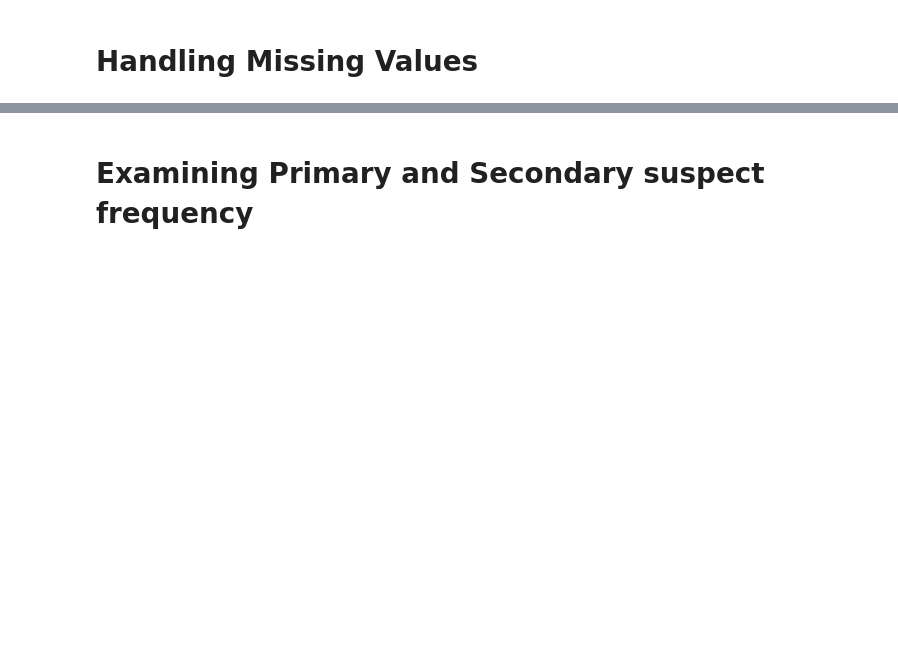
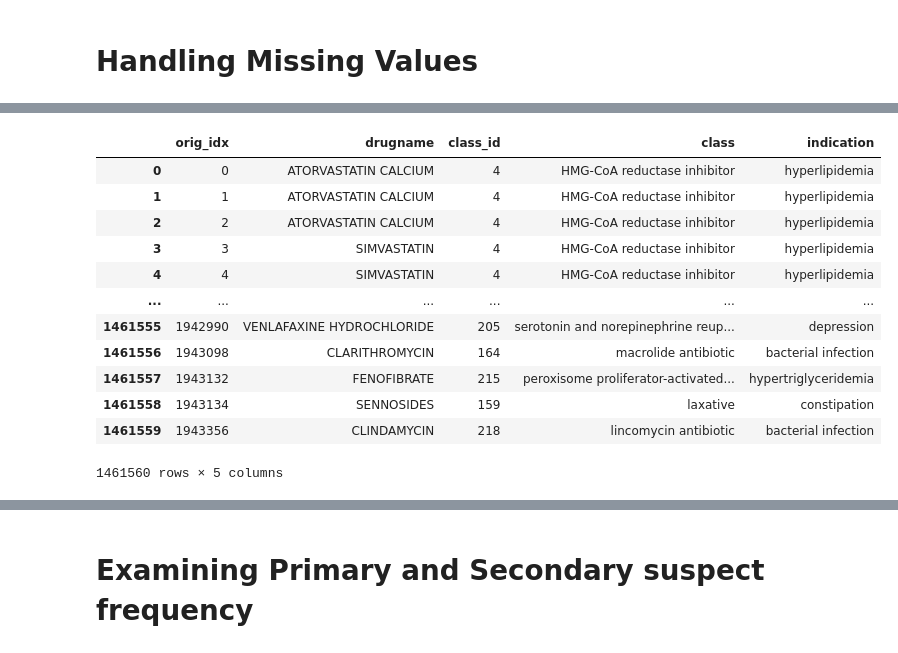
Before and after one commit to G-Sprouts/FDA_sae, a Jupyter notebook: drug_file.ipynb, the cells around one changed output, grey strips where cells are left out. Cells and saved outputs as stored; diff of their text form; code cells hidden in the pictures; blank space fills up the shorter version.

```diff
--- a/drug_file.ipynb
+++ b/drug_file.ipynb
@@ -835,2 +864,32 @@ miss_dfs
+# %%
+# load saved dataframes
+saved_dfs = []
+
+q1 = pd.read_csv('Q1_2020.csv')
+q2 = pd.read_csv('Q2_2020.csv')
+q3 = pd.read_csv('Q3_2020.csv')
+q4 = pd.read_csv('Q4_2020.csv')
+
+saved_dfs.append(q1)
+saved_dfs.append(q2)
+saved_dfs.append(q3)
+saved_dfs.append(q4)
+
+for sf in saved_dfs:
+    sf.rename(columns={'Unnamed: 0': 'orig_idx'}, inplace=True)
 # %%
-final_dfs[0]
+saved_dfs[0]
+# %% [output]
+|  | orig_idx | drugname | class_id | class | indication |
+| 0 | 0 | ATORVASTATIN CALCIUM | 4 | HMG-CoA reductase inhibitor | hyperlipidemia |
+| 1 | 1 | ATORVASTATIN CALCIUM | 4 | HMG-CoA reductase inhibitor | hyperlipidemia |
+| 2 | 2 | ATORVASTATIN CALCIUM | 4 | HMG-CoA reductase inhibitor | hyperlipidemia |
+| 3 | 3 | SIMVASTATIN | 4 | HMG-CoA reductase inhibitor | hyperlipidemia |
+| 4 | 4 | SIMVASTATIN | 4 | HMG-CoA reductase inhibitor | hyperlipidemia |
+| ... | ... | ... | ... | ... | ... |
+| 1461555 | 1942990 | VENLAFAXINE HYDROCHLORIDE | 205 | serotonin and norepinephrine reup... | depression |
+| 1461556 | 1943098 | CLARITHROMYCIN | 164 | macrolide antibiotic | bacterial infection |
+| 1461557 | 1943132 | FENOFIBRATE | 215 | peroxisome proliferator-activated... | hypertriglyceridemia |
+| 1461558 | 1943134 | SENNOSIDES | 159 | laxative | constipation |
+| 1461559 | 1943356 | CLINDAMYCIN | 218 | lincomycin antibiotic | bacterial infection |
+1461560 rows × 5 columns
```
Also changed, not shown: parts of 49 cells of this notebook.
